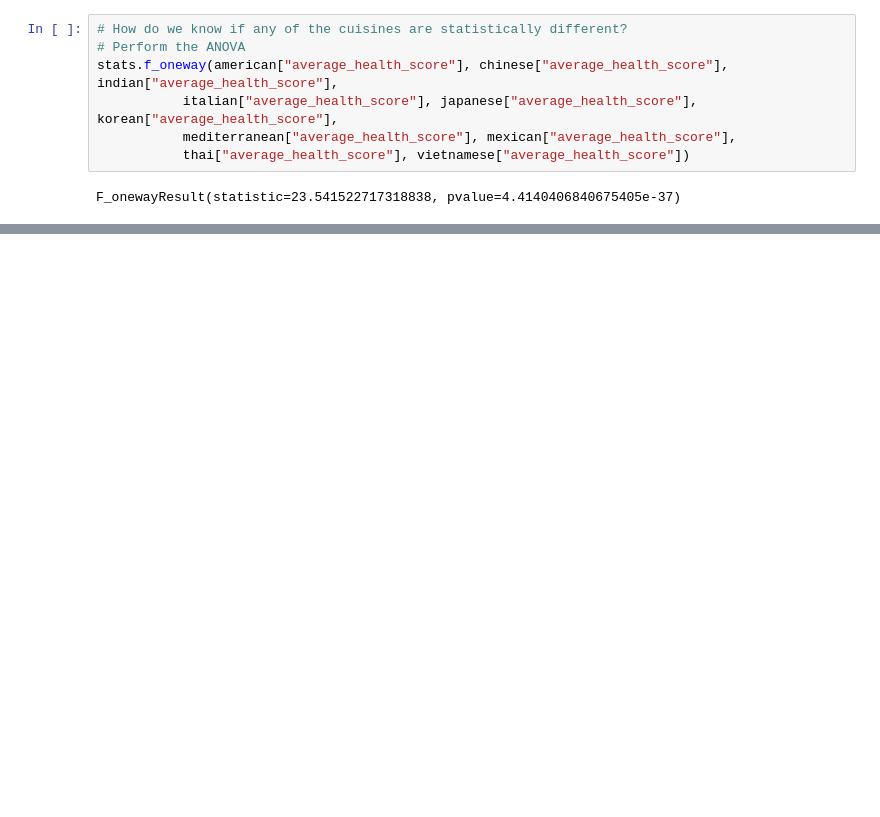
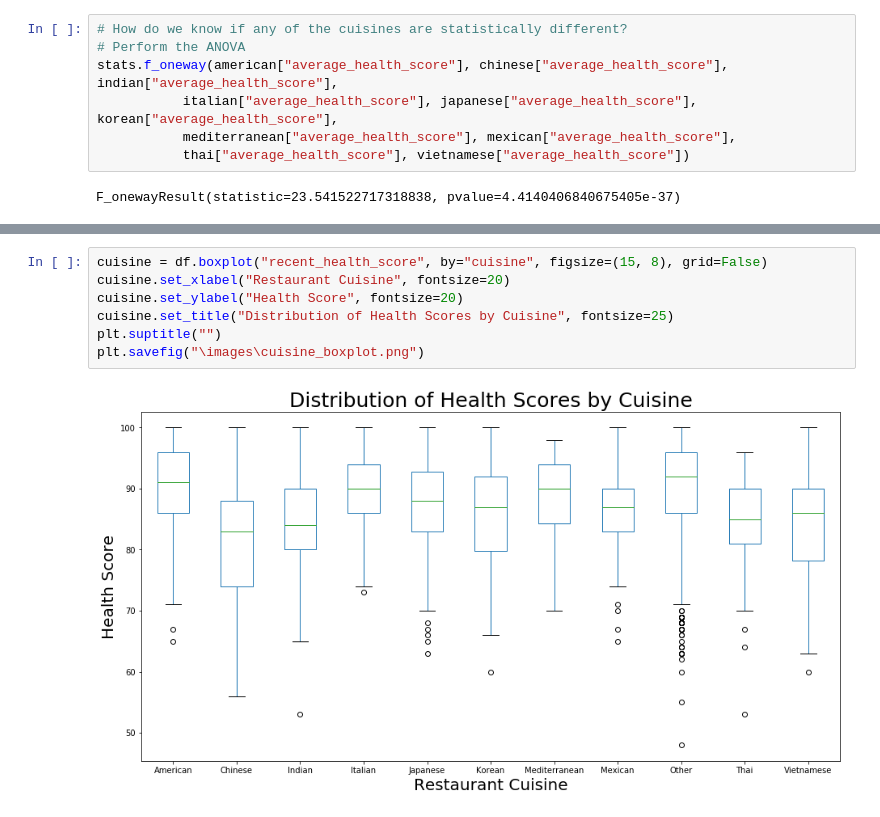
Before and after one commit to Geenort/bestaurants, a Jupyter notebook: cuisine_plot.ipynb, the cells around one changed output, grey strips where cells are left out. Drawn from its saved outputs; the diff is of its cells as text; blank space fills up the shorter version.

```diff
--- a/cuisine_plot.ipynb
+++ b/cuisine_plot.ipynb
@@ -50,0 +54,9 @@ F_onewayResult(statistic=23.541522717318838, pvalue=4.4140406840675405e-37)
+# %%
+cuisine = df.boxplot("recent_health_score", by="cuisine", figsize=(15, 8), grid=False)
+cuisine.set_xlabel("Restaurant Cuisine", fontsize=20)
+cuisine.set_ylabel("Health Score", fontsize=20)
+cuisine.set_title("Distribution of Health Scores by Cuisine", fontsize=25)
+plt.suptitle("")
+plt.savefig("\images\cuisine_boxplot.png")
+# %% [output]
+[figure, added]
```
Also changed, not shown: parts of 5 cells of this notebook, 2 other files.
